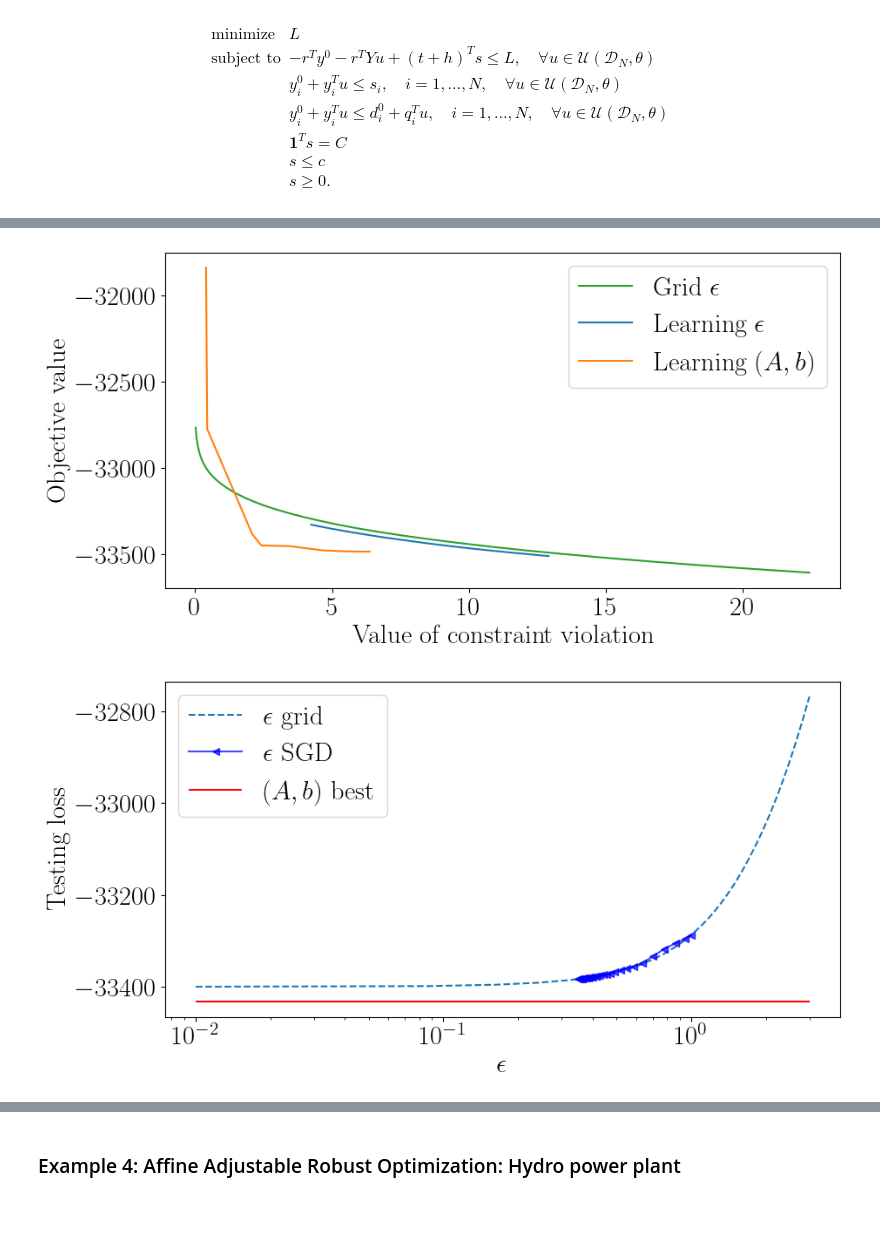
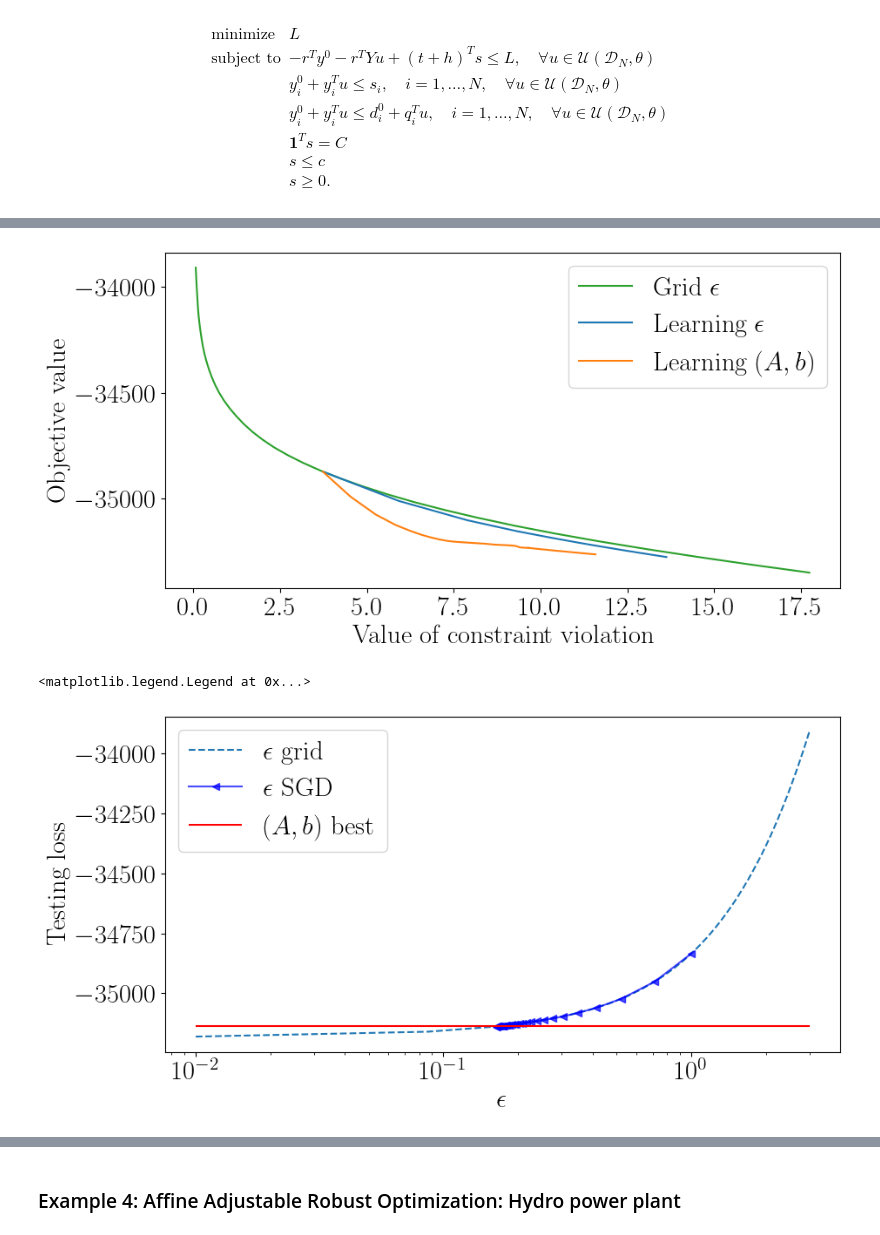
Before and after one commit to stellatogrp/lropt, a Jupyter notebook: examples/experiments/tutorial_learning.ipynb, the cells around one changed output, grey strips where cells are left out. Saved outputs shown, nothing was run; the diff lists cells and outputs as text; code cells hidden in the pictures.

```diff
--- a/examples/experiments/tutorial_learning.ipynb
+++ b/examples/experiments/tutorial_learning.ipynb
@@ -343,10 +343,12 @@ data = gen_demand(n,N)
 # u = lro.UncertainParameter(n,
 #                         uncertainty_set=lro.Ellipsoidal(p=2,
 #                                                     data=data, loss = loss))
-K = 2
+K = 5
 u = lro.UncertainParameter(n,
                         uncertainty_set=lro.MRO(K = K, p=2,
                                                     data=data, loss = loss, uniqueA = True))
+Astart = u.uncertainty_set._initA
+
 # Formulate the Robust Problem
 x_r = cp.Variable(n)
 t = cp.Variable()
@@ -370,15 +372,15 @@ s = 13
 init = sc.linalg.sqrtm(sc.linalg.inv(np.cov(data.T)))
 init_b = -init@np.mean(data, axis=0)
 # Train A and b
-result1 = prob.train(lr = 0.001, step=50, momentum = 0.8, optimizer = "SGD", seed = s, initA = init, initb = init_b, fixb = False)
+result1 = prob.train(lr = 0.001, step=100, momentum = 0.8, optimizer = "SGD", seed = s, initA = init, initb = init_b, fixb = False)
 df1 = result1.df
 A_fin = result1.A
 b_fin = result1.b
 
-result2 = prob.train(eps = True, lr = 0.001, step=50, momentum = 0.8, optimizer = "SGD", seed = s, initA = A_fin, initb = b_fin)
+result2 = prob.train(eps = True, lr = 0.001, step= 100, momentum = 0.8, optimizer = "SGD", seed = s, initA = A_fin, initb = b_fin)
 df_r1 = result2.df
 
-result3 = prob.train(eps = True, lr = 0.001, step=50, momentum = 0.8, optimizer = "SGD", seed = s, initA = init, initb = init_b )
+result3 = prob.train(eps = True, lr = 0.001, step=100, momentum = 0.8, optimizer = "SGD", seed = s, initA = init, initb = init_b )
 df_r2 = result3.df
 
 # Grid search epsilon
@@ -532,0 +827,23 @@ plt.show()
+# %%
+
+# Plot results
+fig, (ax1, ax2) = plt.subplots(1, 2, figsize=(14, 4.5))
+ax1.plot(df_r2['step'], df_r2['Loss_val'], color="tab:blue", label=r"$\epsilon$ training")
+ax1.plot(df_r2['step'], df_r2['Eval_val'], linestyle='--', color="tab:blue", label=r"$\epsilon$ testing")
+ax1.plot(df1['step'], df1['Loss_val'], color="tab:orange", label="Reshape training")
+ax1.plot(df1['step'], df1['Eval_val'], linestyle='--', color="tab:orange", label="Reshape testing")
+ax1.legend()
+ax1.set_xlabel("Iterations")
+ax1.set_ylabel("Training and Testing Loss")
+
+styles = ["s",'o',"^","v","<",">","o",'s',"^","v","<",">"]
+j=0
+ax2.plot(dfgrid["Eps"], dfgrid["Eval_val"], color = colors[j], linestyle='--',label="$\epsilon$ grid")
+ax2.plot(df_r2["A_norm"],df_r2["Eval_val"], linestyle='-', marker=styles[j], color = "blue", label="$\epsilon$ SGD",alpha = 0.7)
+
+ax2.plot(df_r1["A_norm"],df_r1["Eval_val"], linestyle='-', marker=styles[j], color = "green", label="$R$ SGD",alpha = 0.7)
+ax2.hlines( xmin = np.min(dfgrid["Eps"]), xmax = np.max(dfgrid["Eps"]), y = np.min(df_r1["Eval_val"]), label = "$R$ best", color= "red")
+ax2.set_xlabel("$\epsilon$")
+ax2.set_ylabel("Testing loss")
+ax2.legend()
+plt.show()
@@ -567,11 +991,11 @@ m = 4
 # u = lro.UncertainParameter(m,
 #                                 uncertainty_set = lro.Ellipsoidal(p=2,
 #                                                                   rho=1., data =data, loss =loss))
-K = 3
+K = 1
 u = lro.UncertainParameter(m,
                                 uncertainty_set = lro.MRO(p=2, K = K,
                                                                   rho=1., data =data, loss =loss, uniqueA = True))
-
+Astart = u.uncertainty_set._initA
 # formulate cvxpy variable
 L = cp.Variable()
 s = cp.Variable(n)
@@ -652,35 +1076,38 @@ plt.show()
 # %%
 plt.rcParams.update({
     "text.usetex":True,
 
     "font.size":22,
     "font.family": "serif"
 })
-new = pareto_frontier(df1['Violations'],df1['Test_val'])
+new = pareto_frontier(df_r1['Violations'],df_r1['Test_val'])
+new1 = pareto_frontier(df1['Violations'],df1['Test_val'])
 plt.figure(figsize=(10,5))
 plt.plot(dfgrid['Violations'], dfgrid['Test_val'], color="tab:green", label=r"Grid $\epsilon$")
 plt.plot(df_r2['Violations'], df_r2['Test_val'], color="tab:blue", label=r"Learning $\epsilon$")
 
 # plt.plot(df_r1['Violations'], df_r1['Opt_val'], color="tab:orange" )
 plt.plot(new[0], new[1], color="tab:orange", label=r"Learning $(A,b)$")
+plt.plot(new1[0], new1[1], color="tab:orange")
 plt.ylabel("Objective value")
 # ax2.set_xlim([-1,20])
 plt.xlabel("Value of constraint violation")
 plt.legend(loc = "upper right")
-plt.savefig("Inventory.pdf",bbox_inches='tight')
+# plt.savefig("Inventory.pdf",bbox_inches='tight')
 plt.show()
 plt.figure(figsize=(10, 5))
 
 styles = ["s",'o',"^","v","<",">","o",'s',"^","v","<",">"]
 j=0
 plt.plot(dfgrid["Eps"], dfgrid["Eval_val"], color = colors[j], linestyle='--',label="$\epsilon$ grid")
 plt.plot(df_r2["A_norm"],df_r2["Eval_val"], linestyle='-', marker="<", color = "blue", label="$\epsilon$ SGD",alpha = 0.7)
 plt.hlines( xmin = np.min(dfgrid["Eps"]), xmax = np.max(dfgrid["Eps"]), y = np.min(df1["Eval_val"]), label = "$(A,b)$ best", color= "red")
 plt.xscale("log")
 plt.xlabel("$\epsilon$")
 plt.ylabel("Testing loss")
 plt.legend()
-plt.savefig("Inventory_train.pdf",bbox_inches='tight')
+# plt.savefig("Inventory_train.pdf",bbox_inches='tight')
 # %% [output]
-[figure, old version]
+[figure, new version]
+<matplotlib.legend.Legend at 0x...>
-[figure, old version]
+[figure, new version]
```
Also changed, not shown: parts of 21 cells of this notebook, 30 other files.
